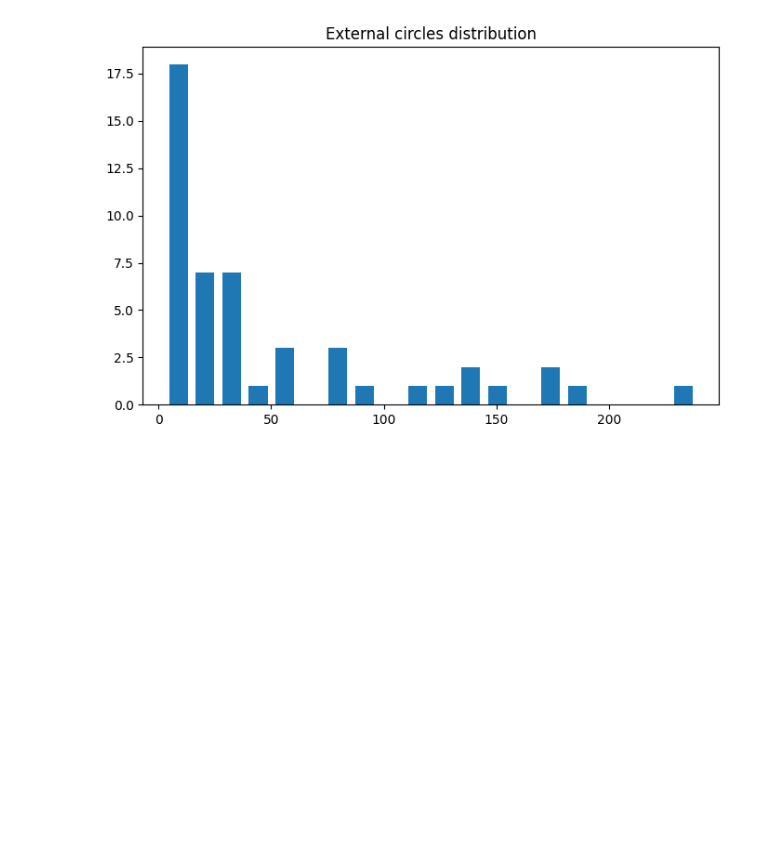
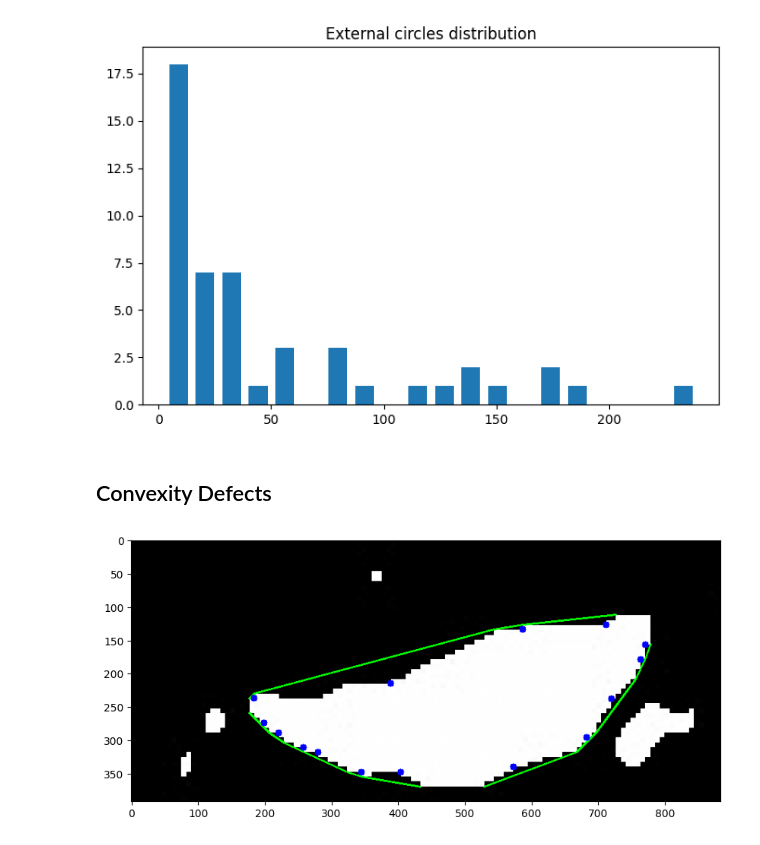
Before and after one commit to mrFendel/GeoCV, a Jupyter notebook: metrics.ipynb, the cells around one changed output. Cells and saved outputs as stored; diff of their text form; code cells hidden in the pictures; blank space fills up the shorter version.

Commit message:
Convexity Defects

```diff
--- a/metrics.ipynb
+++ b/metrics.ipynb
@@ -141,3 +139,28 @@ plt.show()
 # %% [output]
 [figure]
 [figure]
+# %% [markdown]
+## Convexity Defects
+# %%
+IMG3 = cv.imread('thresh_img/pore2.png', 1)
+gray = cv.cvtColor(IMG3, cv.COLOR_BGR2GRAY)
+ret,THRESH = cv.threshold(gray,100,255,0)
+THRESH = 255 - THRESH
+contours, hierarchy = cv.findContours(THRESH, cv.RETR_TREE,cv.CHAIN_APPROX_SIMPLE)
+cnt = contours[4]
+# %%
+hull = cv.convexHull(cnt, returnPoints = False)
+defects = cv.convexityDefects(cnt, hull)
+img = IMG3.copy()
+for i in range(defects.shape[0]):
+    s,e,f,d = defects[i,0]
+    start = tuple(cnt[s][0])
+    end = tuple(cnt[e][0])
+    far = tuple(cnt[f][0])
+    cv.line(img,start,end,[0,255,0],2)
+    cv.circle(img,far,5,[0,0,255],-1)
+
+# TODO: ignore defects <= 1-2 px
+plot(img)
+# %% [output]
+[figure, added]
```
Also changed, not shown: parts of 1 cell of this notebook.
